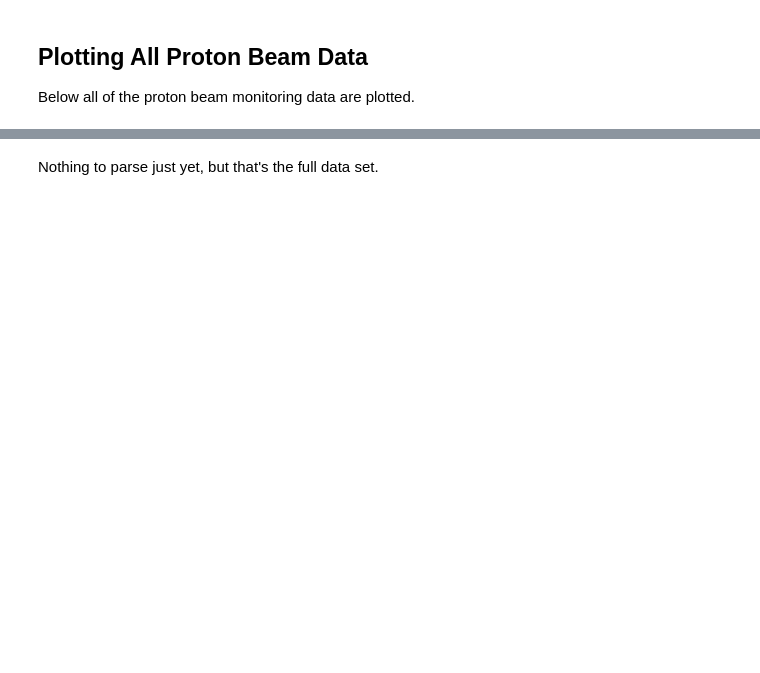
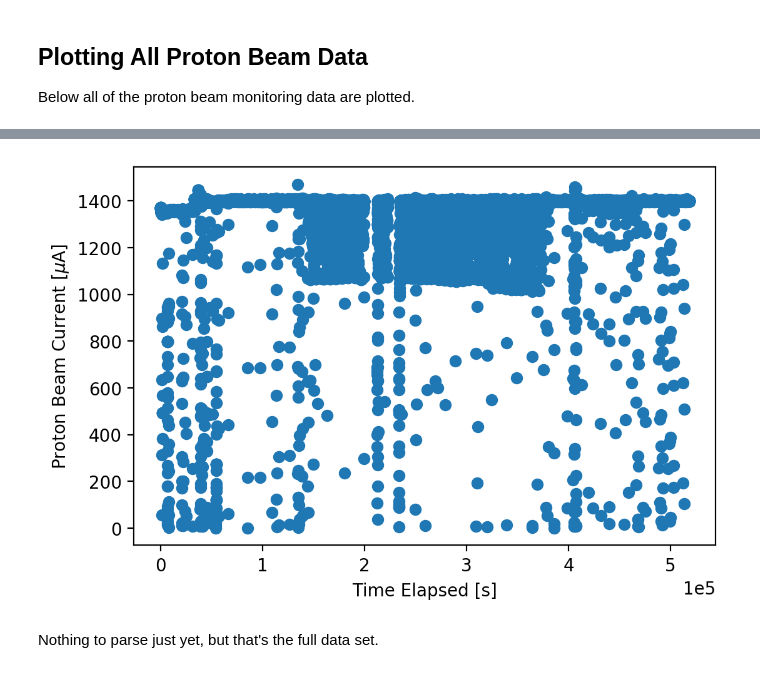
Before and after one commit to jonahberean/psi_transmission, a Jupyter notebook: notebooks/p_beam_fluctuation.ipynb, the cells around one changed output, grey strips where cells are left out. Saved outputs shown, nothing was run; the diff lists cells and outputs as text; code cells hidden in the pictures; blank space fills up the shorter version.

```diff
--- a/notebooks/p_beam_fluctuation.ipynb
+++ b/notebooks/p_beam_fluctuation.ipynb
@@ -162,3 +91,19 @@ plt.ticklabel_format(style='sci', axis='x', scilimits=(0,0))
+# %%
+###############################################################################
+
+# we use bernhard's data
+arr = bernhard_p_beam_data
+
+# plot all of the monitoring current data
+plt.scatter(arr[:,0], arr[:,1])
+plt.xlabel('Time Elapsed [s]');
+plt.ylabel(r'Proton Beam Current [$\mu$A]');
+plt.ticklabel_format(style='sci', axis='x', scilimits=(0,0))
+# plt.ticklabel_format(style='sci', axis='y', scilimits=(0,0))
+
+###############################################################################
+# %% [output]
+[figure, added]
 # %% [markdown]
 Nothing to parse just yet, but that's the full data set.
 # %% [markdown]
```
Also changed, not shown: parts of 20 cells of this notebook, 9 other files.
